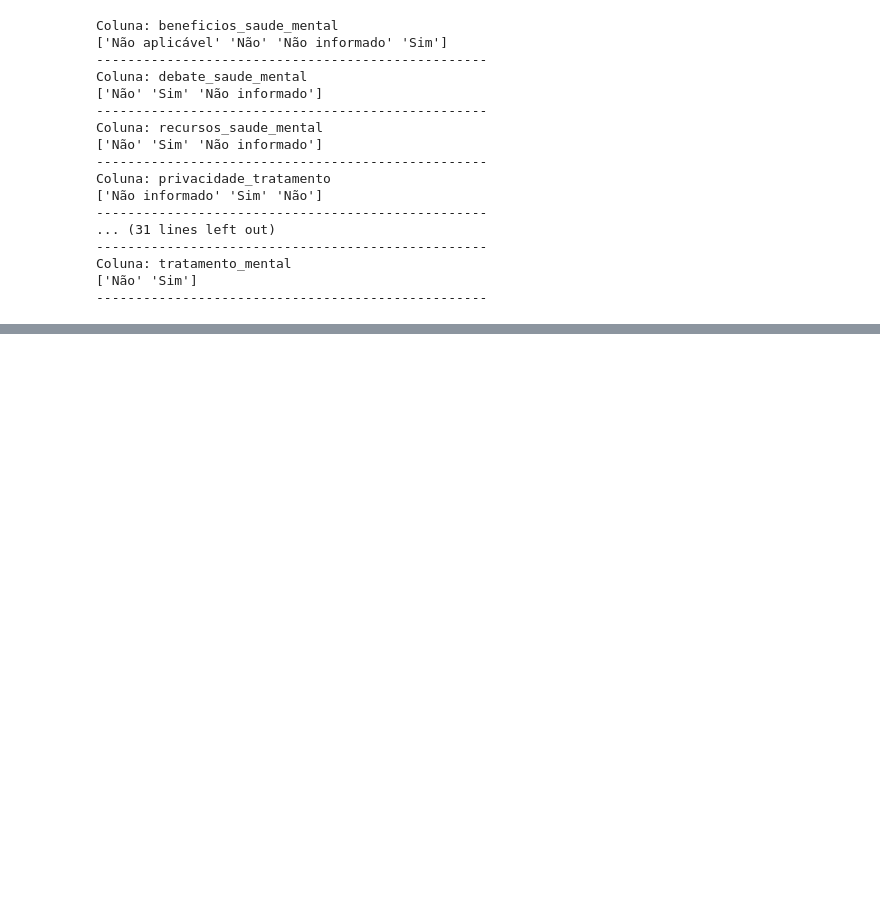
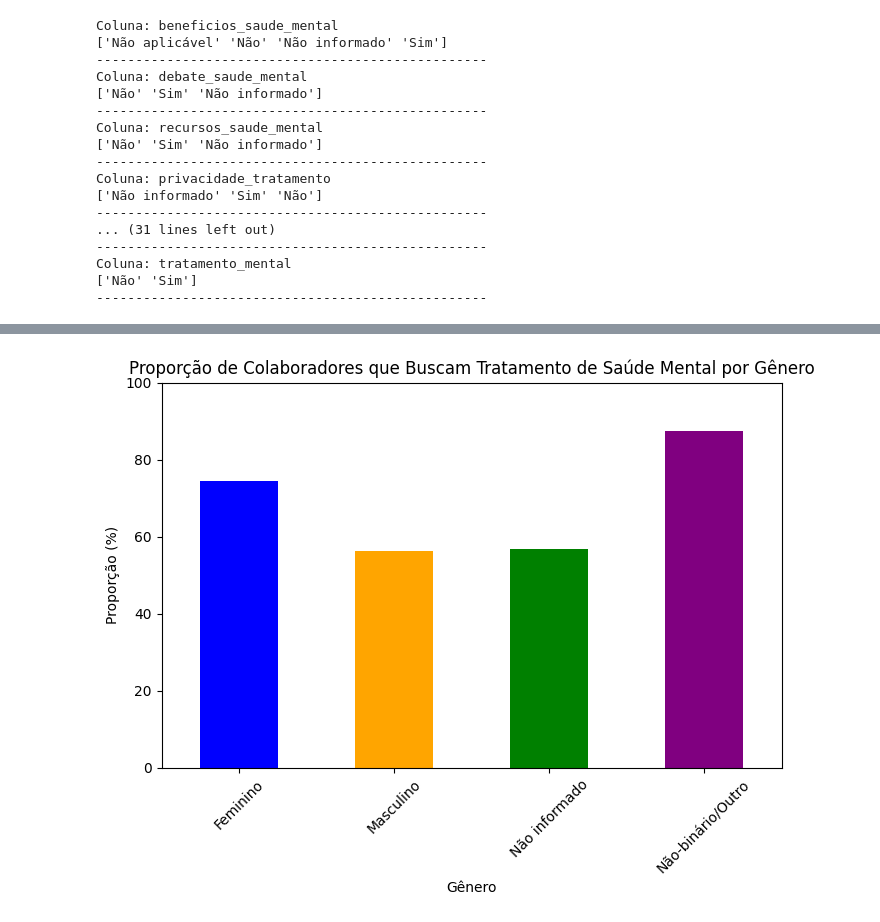
Before and after one commit to marcellsa/pucrs-trabalhos-academicos, a Jupyter notebook: 2024.4-coleta-preparacao-dados/projeto2-analise-saude-mental/notebooks/1_analise_saude_mental.ipynb, the cells around one changed output, grey strips where cells are left out. Saved outputs shown, nothing was run; the diff lists cells and outputs as text; code cells hidden in the pictures; blank space fills up the shorter version.

```diff
--- a/2024.4-coleta-preparacao-dados/projeto2-analise-saude-mental/notebooks/1_analise_saude_mental.ipynb
+++ b/2024.4-coleta-preparacao-dados/projeto2-analise-saude-mental/notebooks/1_analise_saude_mental.ipynb
@@ -470,0 +495,9 @@ Coluna: tratamento_mental
+# %%
+# Agrupando por gênero e tratamento de saúde mental
+tratamento_por_genero = osmi_df.groupby(['genero', 'tratamento_mental']).size().unstack()
+
+# Calculando as proporções
+proporcoes_tratamento = tratamento_por_genero.div(tratamento_por_genero.sum(axis=1), axis=0) * 100
+
+print("Proporções de tratamento de saúde mental por gênero (%):")
+print(proporcoes_tratamento)
@@ -470,0 +512,13 @@ Coluna: tratamento_mental
+# %%
+# Plotando proporções
+proporcoes_tratamento['Sim'].plot(kind='bar', color=['blue', 'orange', 'green', 'purple'], figsize=(8, 5))
+
+# Ajustes no gráfico
+plt.title('Proporção de Colaboradores que Buscam Tratamento de Saúde Mental por Gênero')
+plt.xlabel('Gênero')
+plt.ylabel('Proporção (%)')
+plt.xticks(rotation=45)
+plt.ylim(0, 100)
+plt.show()
+# %% [output]
+[figure, added]
```
Also changed, not shown: parts of 17 cells of this notebook.
